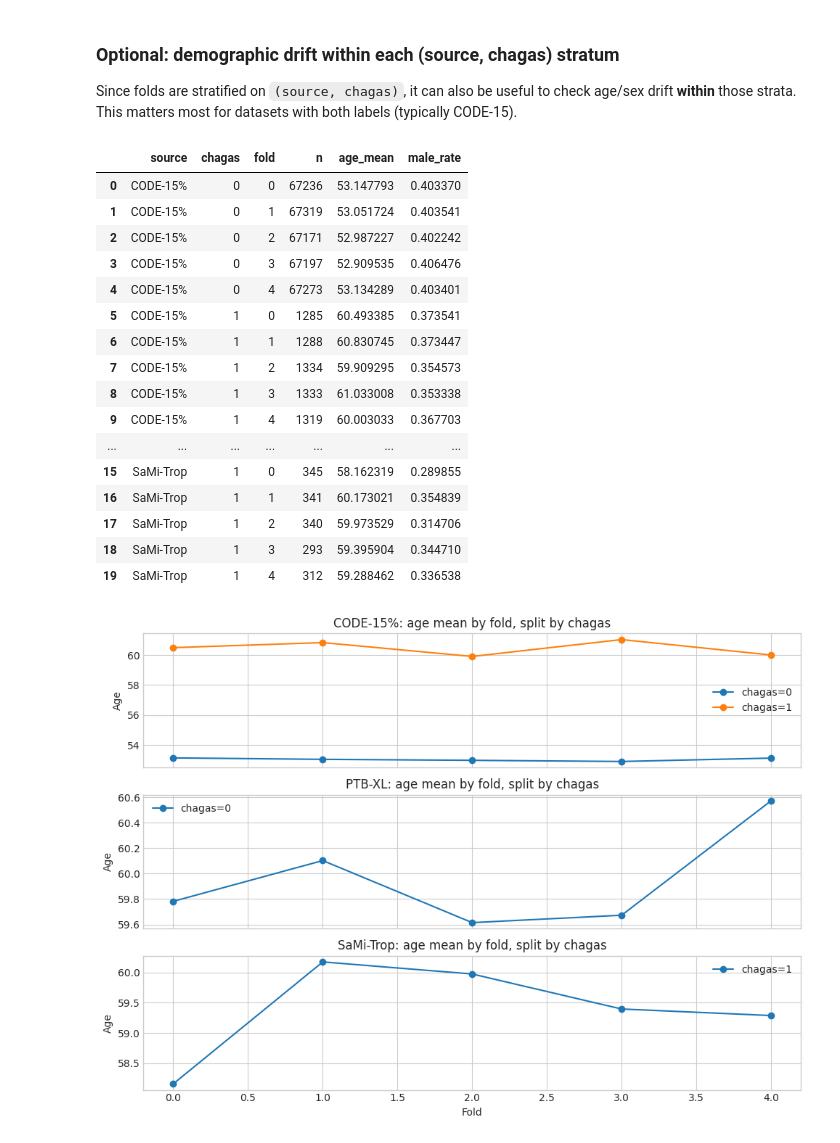
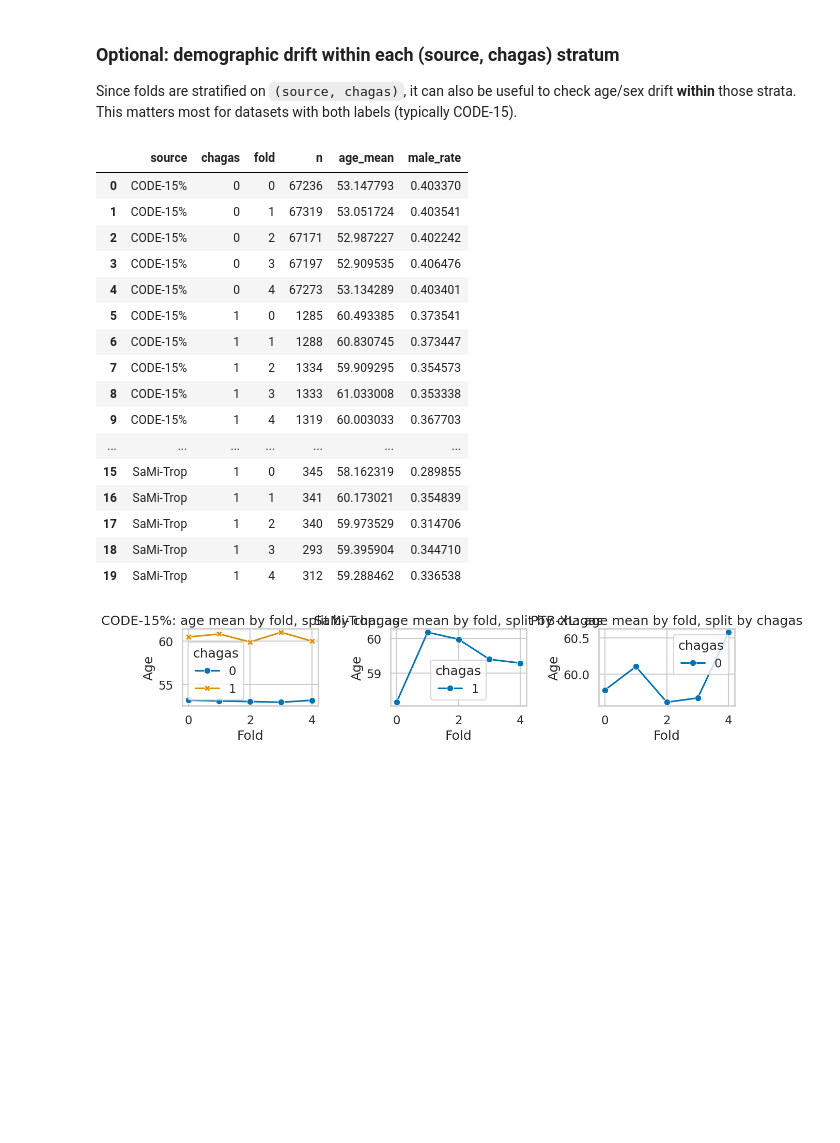
Before and after one commit to floherzler/ecg-chagas-embeddings, a Jupyter notebook: src/ecg_chagas_embeddings/notebooks/datasets.ipynb, the cells around one changed output. Cells and saved outputs as stored; diff of their text form; code cells hidden in the pictures; blank space fills up the shorter version.

```diff
--- a/src/ecg_chagas_embeddings/notebooks/datasets.ipynb
+++ b/src/ecg_chagas_embeddings/notebooks/datasets.ipynb
@@ -19,6 +27,7 @@ import numpy as np
 import pandas as pd
 import matplotlib.pyplot as plt
 from matplotlib.ticker import PercentFormatter
+import seaborn as sns
 
 try:
     from IPython.display import display
@@ -26,10 +35,8 @@ except Exception:
     def display(*args, **kwargs):
         return None
 
-try:
-    plt.style.use('seaborn-v0_8-whitegrid')
-except Exception:
-    pass
+sns.set_theme(context='talk', style='whitegrid')
+sns.set_palette('colorblind')
 
 # --- Configure metadata path ---
 # You can also set an env var: META_PATH=/path/to/metadata.csv
@@ -90,6 +97,19 @@ if not np.issubdtype(df['fold'].dtype, np.number):
 
 df['fold'] = df['fold'].astype('Int64')
 
+
+def ordered_sources(series: pd.Series) -> list[str]:
+    preferred = ['CODE-15%', 'CODE-15', 'SaMi-Trop', 'Sami-Trop', 'PTB-XL']
+    existing = [x for x in pd.unique(series.dropna())]
+    ordered = [s for s in preferred if s in existing]
+    ordered += [s for s in sorted(existing) if s not in ordered]
+    return ordered
+
+
+def ordered_folds(series: pd.Series) -> list[int]:
+    return sorted(pd.unique(series.dropna().astype(int)).tolist())
+
+
 print('Rows:', len(df))
 print('Sources:', df['source'].nunique())
 print('Folds:', df['fold'].nunique())
@@ -521,41 +626,53 @@ strata = (
 display(strata.sort_values(['source', 'chagas', 'fold']))
 
 # Quick visualization: for each source, plot age mean per fold split by chagas
-src_order = sorted(df['source'].dropna().unique())
-fold_order = sorted(df['fold'].dropna().unique())
+src_order = ordered_sources(df['source'])
+fold_order = ordered_folds(df['fold'])
 
-fig, axes = plt.subplots(len(src_order), 1, figsize=(10, max(3, 2.4*len(src_order))), sharex=True)
-if len(src_order) == 1:
-    axes = [axes]
+ncols = 3
+nrows = int(np.ceil(len(src_order) / ncols))
+fig, axes = plt.subplots(nrows, ncols, figsize=(12, max(3, 2.6 * nrows)), sharey=False)
+axes = np.array(axes).reshape(-1)
 
 for ax, src in zip(axes, src_order):
     sub = strata[strata.source == src]
-    for ch in sorted(sub.chagas.dropna().unique()):
-        sub2 = sub[sub.chagas == ch].set_index('fold').reindex(fold_order)
-        ax.plot(fold_order, sub2['age_mean'].values, marker='o', label=f'chagas={ch}')
+    sns.lineplot(
+        data=sub,
+        x='fold',
+        y='age_mean',
+        hue='chagas',
+        style='chagas',
+        markers=True,
+        dashes=False,
+        sort=False,
+        ax=ax,
+    )
     ax.set_title(f'{src}: age mean by fold, split by chagas')
+    ax.set_xlabel('Fold')
     ax.set_ylabel('Age')
-    ax.legend()
 
-axes[-1].set_xlabel('Fold')
+# Hide extra axes
+for ax in axes[len(src_order):]:
+    ax.axis('off')
+
 plt.tight_layout()
 plt.show()
 # %% [output]
 |  | source | chagas | fold | n | age_mean | male_rate |
 | 0 | CODE-15% | 0 | 0 | 67236 | 53.147793 | 0.403370 |
 | 1 | CODE-15% | 0 | 1 | 67319 | 53.051724 | 0.403541 |
 | 2 | CODE-15% | 0 | 2 | 67171 | 52.987227 | 0.402242 |
 | 3 | CODE-15% | 0 | 3 | 67197 | 52.909535 | 0.406476 |
 | 4 | CODE-15% | 0 | 4 | 67273 | 53.134289 | 0.403401 |
 | 5 | CODE-15% | 1 | 0 | 1285 | 60.493385 | 0.373541 |
 | 6 | CODE-15% | 1 | 1 | 1288 | 60.830745 | 0.373447 |
 | 7 | CODE-15% | 1 | 2 | 1334 | 59.909295 | 0.354573 |
 | 8 | CODE-15% | 1 | 3 | 1333 | 61.033008 | 0.353338 |
 | 9 | CODE-15% | 1 | 4 | 1319 | 60.003033 | 0.367703 |
 | ... | ... | ... | ... | ... | ... | ... |
 | 15 | SaMi-Trop | 1 | 0 | 345 | 58.162319 | 0.289855 |
 | 16 | SaMi-Trop | 1 | 1 | 341 | 60.173021 | 0.354839 |
 | 17 | SaMi-Trop | 1 | 2 | 340 | 59.973529 | 0.314706 |
 | 18 | SaMi-Trop | 1 | 3 | 293 | 59.395904 | 0.344710 |
 | 19 | SaMi-Trop | 1 | 4 | 312 | 59.288462 | 0.336538 |
-[figure, old version]
+[figure, new version]
```
Also changed, not shown: parts of 11 cells of this notebook.
